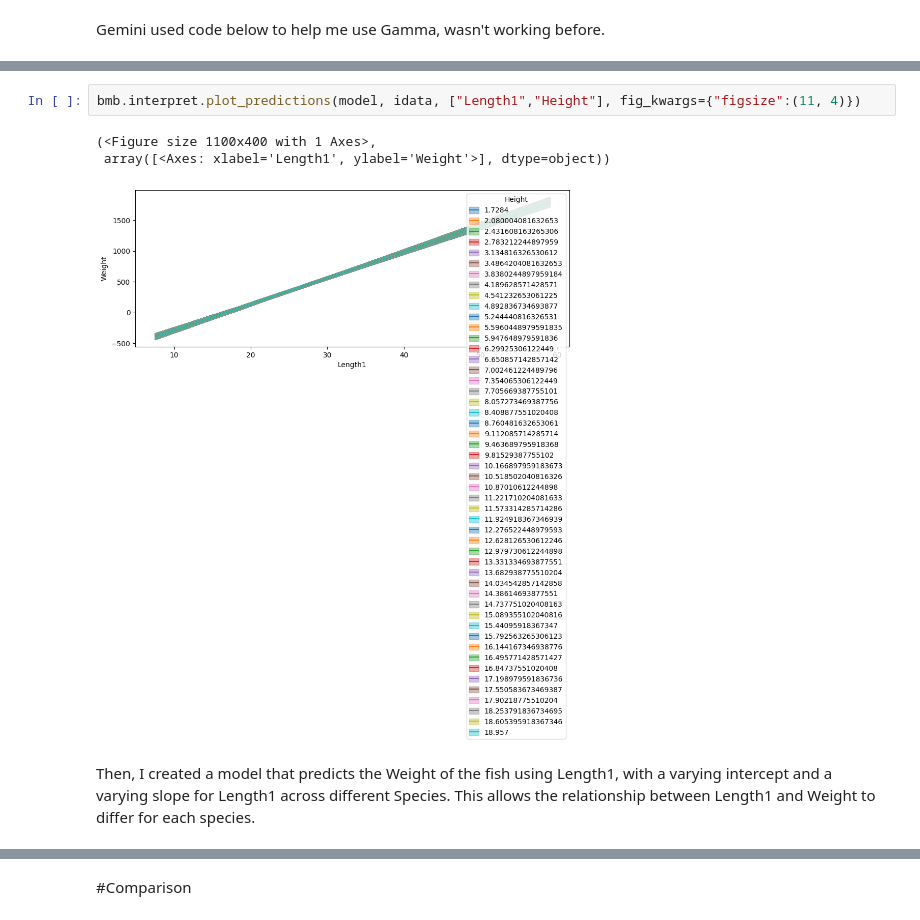
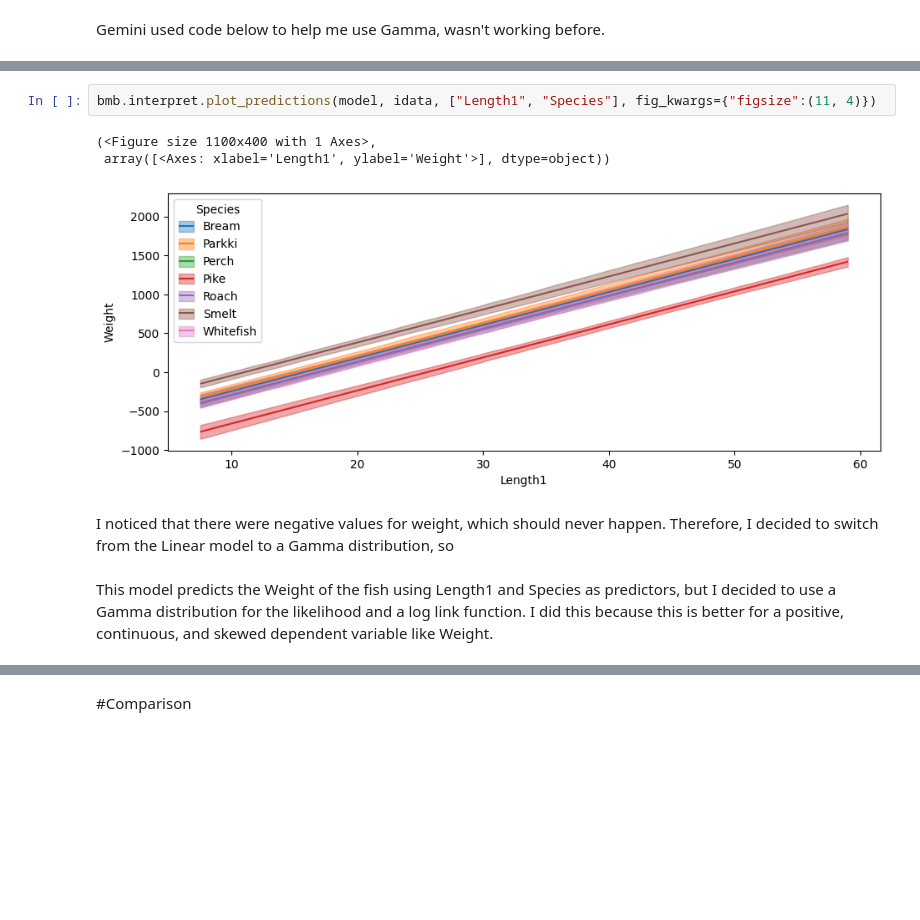
Before and after one commit to LuciusMelillo09/DataScience, a Jupyter notebook: Unit6/Luci_MeliUnit6Project.ipynb, the cells around one changed output, grey strips where cells are left out. Drawn from its saved outputs; the diff is of its cells as text; blank space fills up the shorter version.

Commit message:
Experimented w more models

```diff
--- a/Unit6/Luci_MeliUnit6Project.ipynb
+++ b/Unit6/Luci_MeliUnit6Project.ipynb
@@ -111,9 +116,11 @@ idata = model.fit(idata_kwargs={'log_likelihood': True})
 # %%
-bmb.interpret.plot_predictions(model, idata, ["Length1","Height"], fig_kwargs={"figsize":(11, 4)})
+bmb.interpret.plot_predictions(model, idata, ["Length1", "Species"], fig_kwargs={"figsize":(11, 4)})
 # %% [output]
 (<Figure size 1100x400 with 1 Axes>,
  array([<Axes: xlabel='Length1', ylabel='Weight'>], dtype=object))
-[figure, old version]
+[figure, new version]
-# %% [markdown]
-Then, I created a model that predicts the Weight of the fish using Length1, with a varying intercept and a varying slope for Length1 across different Species. This allows the relationship between Length1 and Weight to differ for each species.
+# %% [markdown]
+I noticed that there were negative values for weight, which should never happen. Therefore, I decided to switch from the Linear model to a Gamma distribution, so
+# %% [markdown]
+This model predicts the Weight of the fish using Length1 and Species as predictors, but I decided to use a Gamma distribution for the likelihood and a log link function. I did this because this is better for a positive, continuous, and skewed dependent variable like Weight.
 # %%
```
Also changed, not shown: parts of 24 cells of this notebook.
